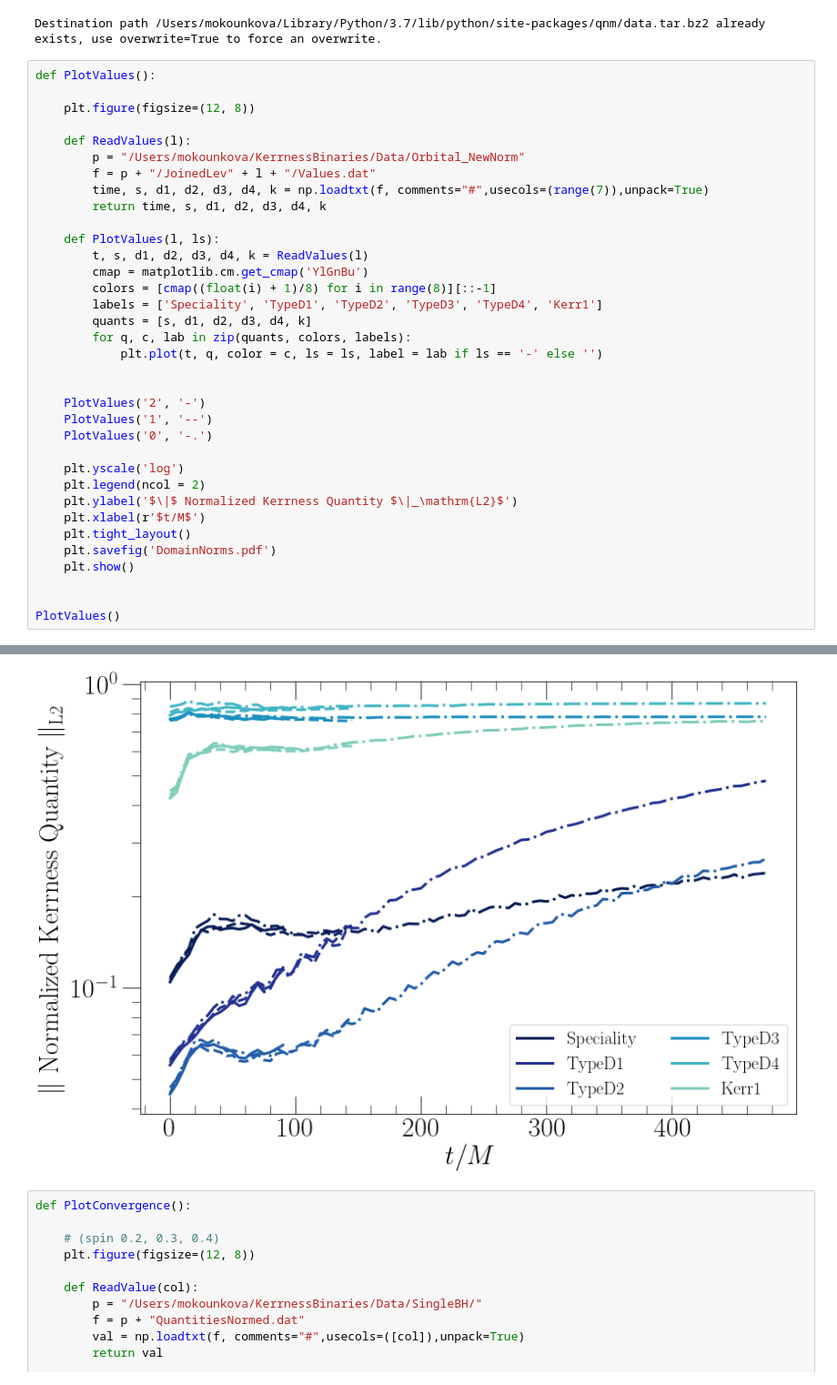
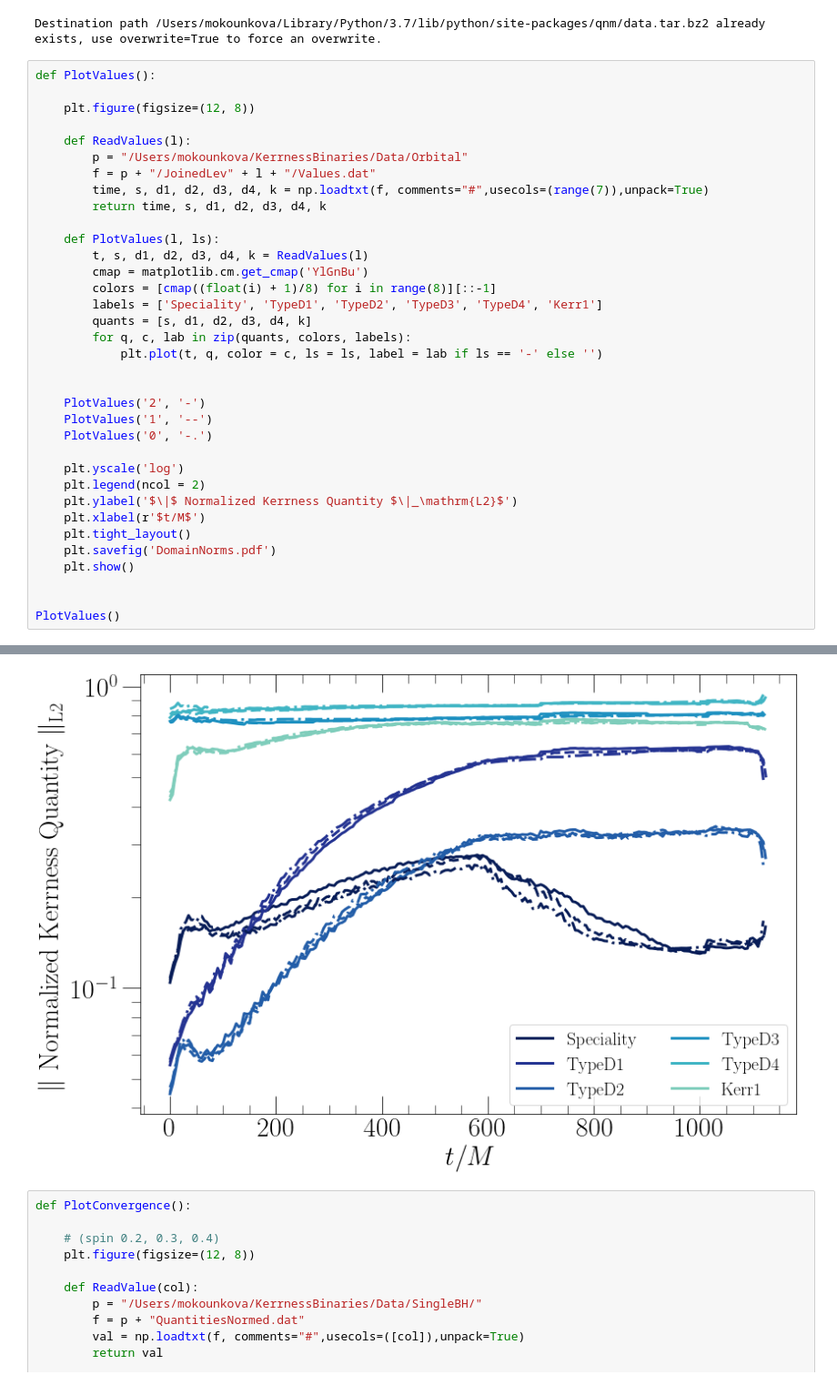
Before and after one commit to mariaokounkova/KerrnessBinaries, a Jupyter notebook: KerrnessBinaries.ipynb, the cells around one changed output, grey strips where cells are left out. Shown at 91% size. Saved outputs shown, nothing was run; the diff lists cells and outputs as text.

Commit message:
KerrnessBinaries: directory change
Changed name of directory holding the Kerrness binaries

```diff
--- a/KerrnessBinaries.ipynb
+++ b/KerrnessBinaries.ipynb
@@ -46,7 +46,7 @@ def PlotValues():
     plt.figure(figsize=(12, 8))
 
     def ReadValues(l):
-        p = "/Users/mokounkova/KerrnessBinaries/Data/Orbital_NewNorm"
+        p = "/Users/mokounkova/KerrnessBinaries/Data/Orbital"
         f = p + "/JoinedLev" + l + "/Values.dat"
         time, s, d1, d2, d3, d4, k = np.loadtxt(f, comments="#",usecols=(range(7)),unpack=True)
         return time, s, d1, d2, d3, d4, k
@@ -79,4 +82,4 @@ PlotValues()
-[figure, old version]
+[figure, new version]
 # %%
 def PlotConvergence():
 
```
Also changed, not shown: parts of 1 cell of this notebook.
